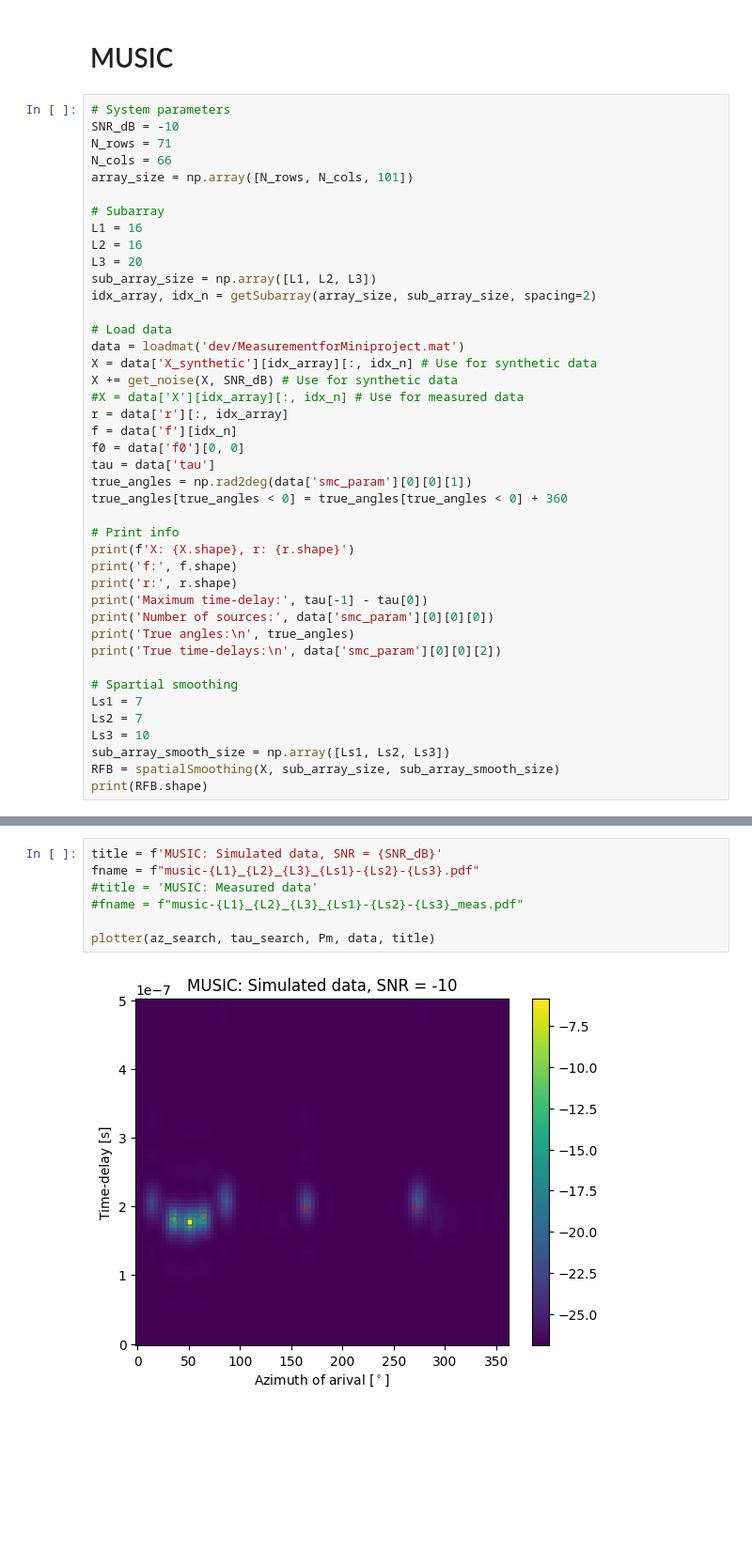
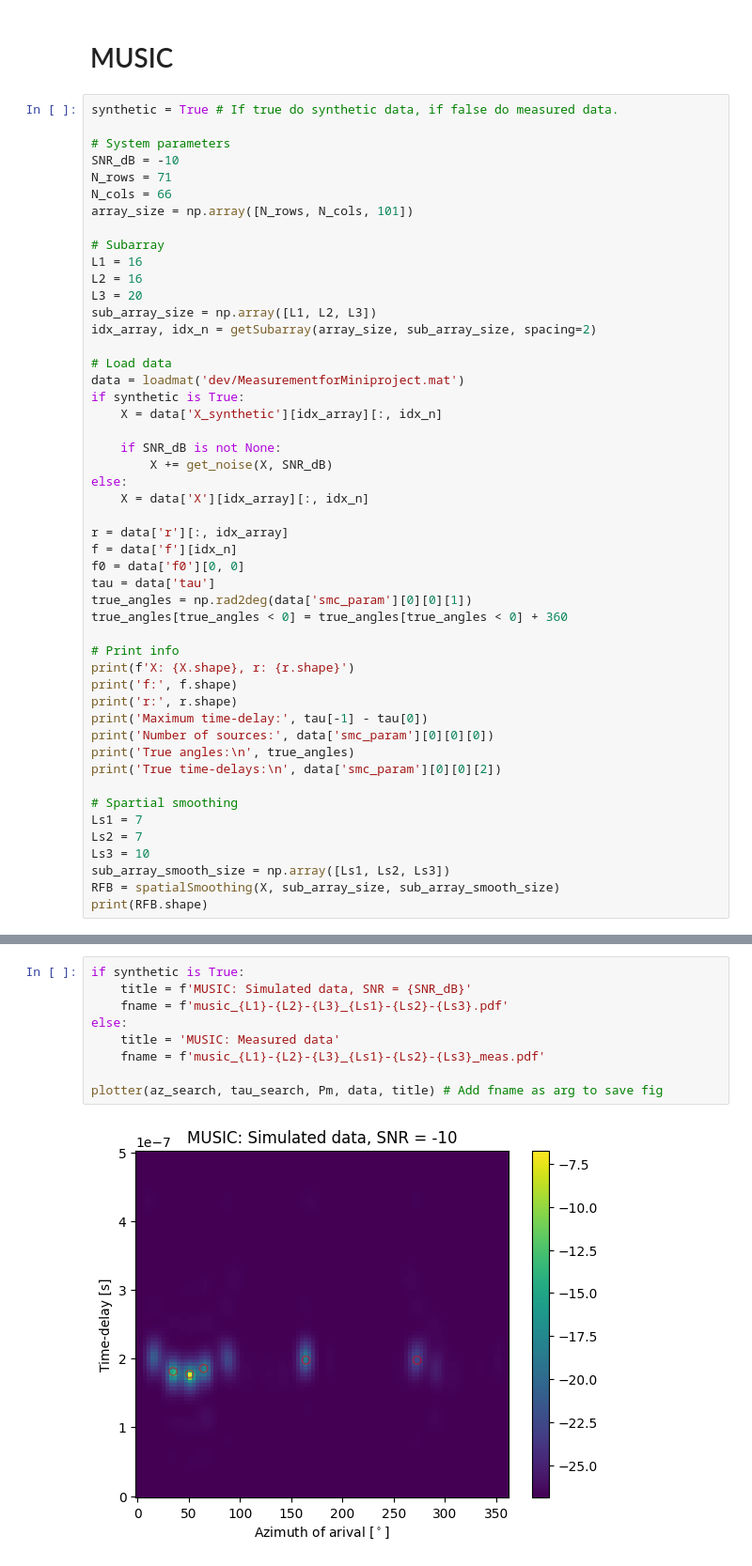
Before and after one commit to Madsen95/ASSP_Miniproject, a Jupyter notebook: 2D-MUSIC-AoA-TD.ipynb, the cells around one changed output, grey strips where cells are left out. Shown at 94% size. Drawn from its saved outputs; the diff is of its cells as text; blank space fills up the shorter version.

```diff
--- a/2D-MUSIC-AoA-TD.ipynb
+++ b/2D-MUSIC-AoA-TD.ipynb
@@ -6,6 +6,8 @@ from functions import *
 # %% [markdown]
 # MUSIC
 # %%
+synthetic = True # If true do synthetic data, if false do measured data.
+
 # System parameters
 SNR_dB = -10
 N_rows = 71
@@ -21,9 +23,14 @@ idx_array, idx_n = getSubarray(array_size, sub_array_size, spacing=2)
 
 # Load data
 data = loadmat('dev/MeasurementforMiniproject.mat')
-X = data['X_synthetic'][idx_array][:, idx_n] # Use for synthetic data
-X += get_noise(X, SNR_dB) # Use for synthetic data
-#X = data['X'][idx_array][:, idx_n] # Use for measured data
+if synthetic is True:
+    X = data['X_synthetic'][idx_array][:, idx_n]
+
+    if SNR_dB is not None:
+        X += get_noise(X, SNR_dB)
+else:
+    X = data['X'][idx_array][:, idx_n]
+
 r = data['r'][:, idx_array]
 f = data['f'][idx_n]
 f0 = data['f0'][0, 0]
@@ -126,11 +133,13 @@ Un shape: (490, 485)
 98 / 100
 99 / 100
 # %%
-title = f'MUSIC: Simulated data, SNR = {SNR_dB}'
-fname = f"music-{L1}_{L2}_{L3}_{Ls1}-{Ls2}-{Ls3}.pdf"
-#title = 'MUSIC: Measured data'
-#fname = f"music-{L1}_{L2}_{L3}_{Ls1}-{Ls2}-{Ls3}_meas.pdf"
+if synthetic is True:
+    title = f'MUSIC: Simulated data, SNR = {SNR_dB}'
+    fname = f'music_{L1}-{L2}-{L3}_{Ls1}-{Ls2}-{Ls3}.pdf'
+else:
+    title = 'MUSIC: Measured data'
+    fname = f'music_{L1}-{L2}-{L3}_{Ls1}-{Ls2}-{Ls3}_meas.pdf'
 
-plotter(az_search, tau_search, Pm, data, title)
+plotter(az_search, tau_search, Pm, data, title) # Add fname as arg to save fig
 # %% [output]
-[figure, old version]
+[figure, new version]
```
Also changed, not shown: 4 other files.
